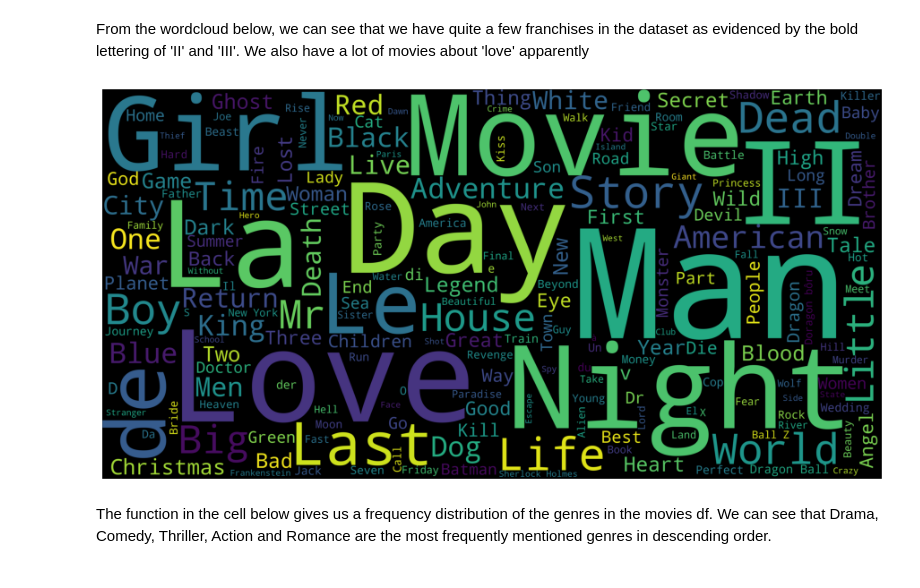
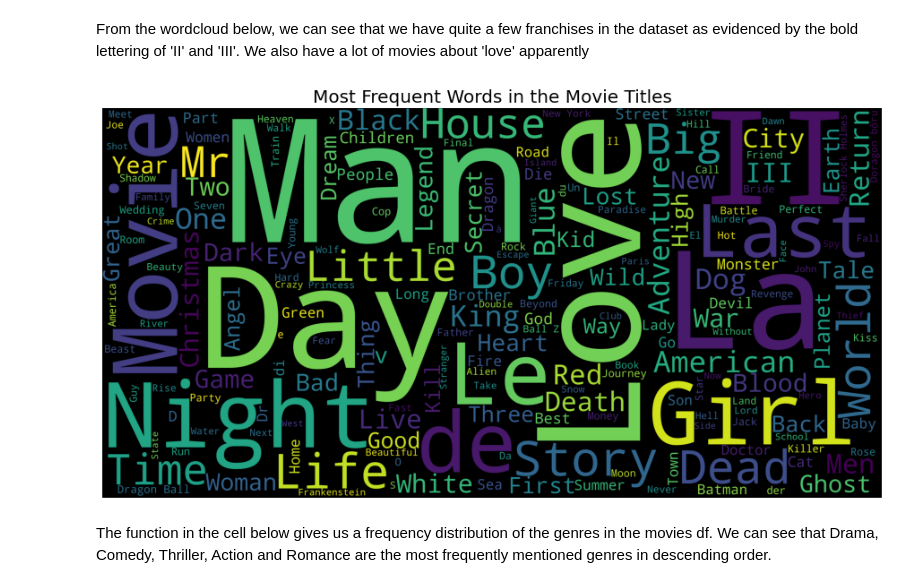
Before and after one commit to Wonuabimbola/movie-recommendation-system, a Jupyter notebook: movie_lens_rec.ipynb, the cells around one changed output. Drawn from its saved outputs; the diff is of its cells as text; code cells hidden in the pictures.

```diff
--- a/movie_lens_rec.ipynb
+++ b/movie_lens_rec.ipynb
@@ -156,16 +161,18 @@ From the wordcloud below, we can see that we have quite a few franchises in the
 # %%
 # Create a wordcloud of the movie titles
 movies['title'] = movies['title'].fillna("").astype('str')
 title_corpus = ' '.join(movies['title'])
 title_wordcloud = WordCloud(stopwords=STOPWORDS, background_color='black', height=2000, width=4000).generate(title_corpus)
 
 # Plot the wordcloud
-plt.figure(figsize=(16,8))
+fig, ax = plt.subplots(figsize=(16,8))
 plt.imshow(title_wordcloud)
 plt.axis('off')
+plt.title('Most Frequent Words in the Movie Titles', fontsize = 20)
 plt.show()
+fig.savefig('./images/MovieTitleCloud.png');
 # %% [output]
-[figure, old version]
+[figure, new version]
 # %% [markdown]
 The function in the cell below gives us a frequency distribution of the genres in the movies df. We can see that Drama, Comedy, Thriller, Action and Romance are the most frequently mentioned genres in descending order.
 # %%
```
Also changed, not shown: parts of 64 cells of this notebook, 4 other files.
